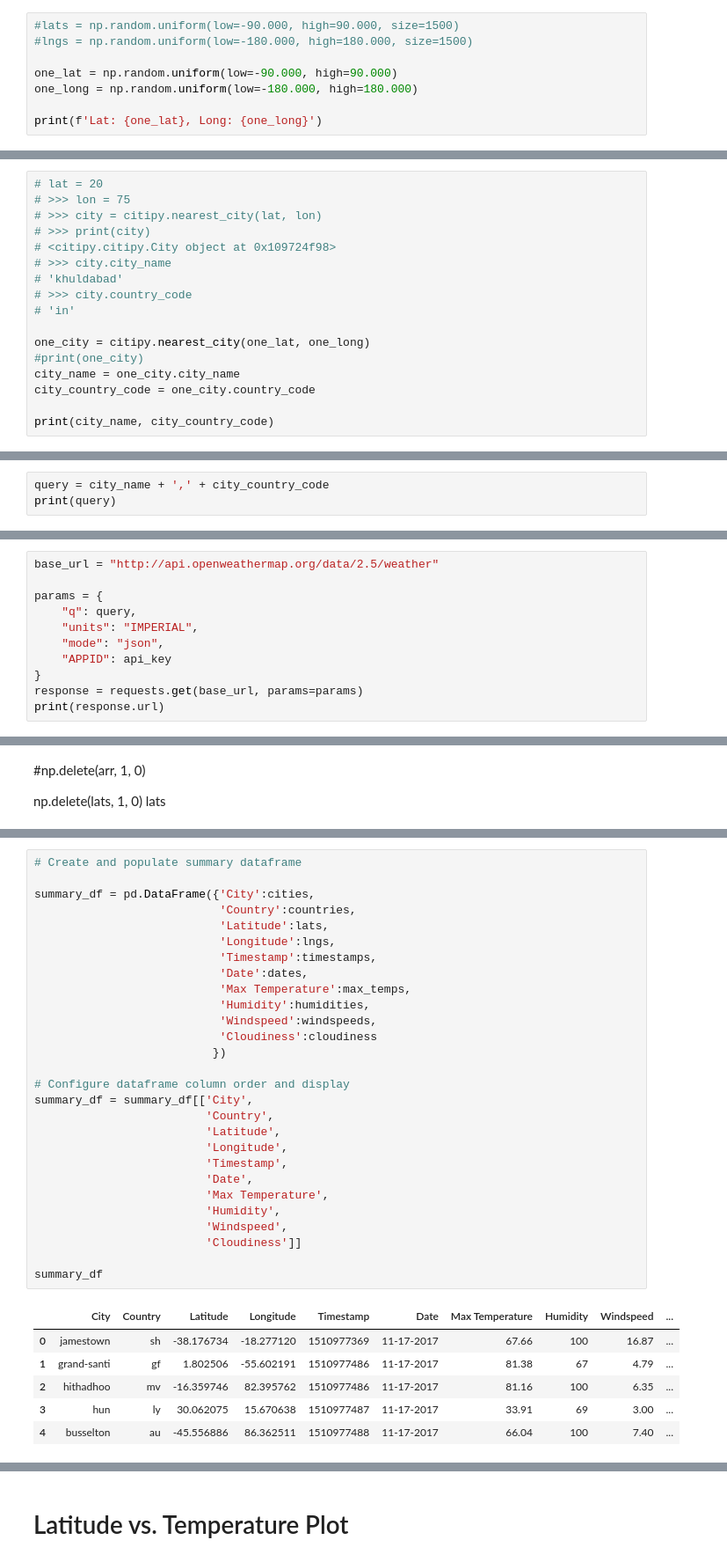
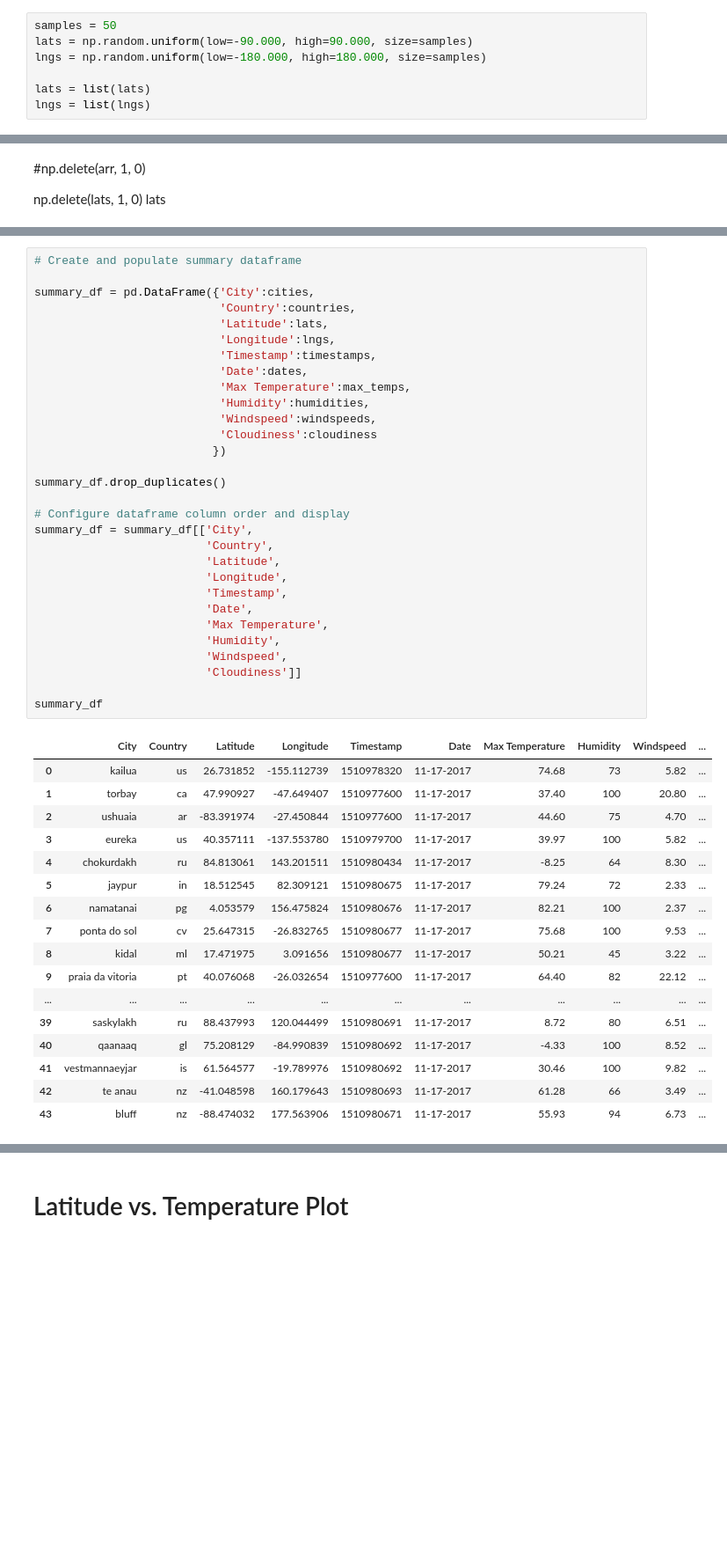
Before and after one commit to caelanosullivan/OpenWeatherMap-500, a Jupyter notebook: OpenWeatherMap-randomization.ipynb, the cells around one changed output, grey strips where cells are left out. Shown at 88% size. Drawn from its saved outputs; the diff is of its cells as text; blank space fills up the shorter version.

```diff
--- a/OpenWeatherMap-randomization.ipynb
+++ b/OpenWeatherMap-randomization.ipynb
@@ -109,8 +102,7 @@ cloudiness = city_weather['clouds']['all']
 # %%
-#lats = np.random.uniform(low=-90.000, high=90.000, size=1500)
-#lngs = np.random.uniform(low=-180.000, high=180.000, size=1500)
+samples = 50
+lats = np.random.uniform(low=-90.000, high=90.000, size=samples)
+lngs = np.random.uniform(low=-180.000, high=180.000, size=samples)
 
-one_lat = np.random.uniform(low=-90.000, high=90.000)
-one_long = np.random.uniform(low=-180.000, high=180.000)
-
-print(f'Lat: {one_lat}, Long: {one_long}')
+lats = list(lats)
+lngs = list(lngs)
@@ -119,17 +108,0 @@ Lat: -88.88650904679865, Long: 125.41663831204886
-# %%
-# lat = 20
-# >>> lon = 75
-# >>> city = citipy.nearest_city(lat, lon)
-# >>> print(city)
-# <citipy.citipy.City object at 0x109724f98>
-# >>> city.city_name
-# 'khuldabad'
-# >>> city.country_code
-# 'in'
-
-one_city = citipy.nearest_city(one_lat, one_long)
-#print(one_city)
-city_name = one_city.city_name
-city_country_code = one_city.country_code
-
-print(city_name, city_country_code)
@@ -138,3 +108,0 @@ new norfolk au
-# %%
-query = city_name + ',' + city_country_code
-print(query)
@@ -143,11 +108,0 @@ new norfolk,au
-# %%
-base_url = "http://api.openweathermap.org/data/2.5/weather"
-
-params = {
-    "q": query,
-    "units": "IMPERIAL",
-    "mode": "json",
-    "APPID": api_key
-}
-response = requests.get(base_url, params=params)
-print(response.url)
@@ -293,37 +188,50 @@ Processing Record 5 of Set 1 | busselton
 # %%
 # Create and populate summary dataframe
 
 summary_df = pd.DataFrame({'City':cities,
                            'Country':countries,
                            'Latitude':lats,
                            'Longitude':lngs,
                            'Timestamp':timestamps,
                            'Date':dates,
                            'Max Temperature':max_temps,
                            'Humidity':humidities,
                            'Windspeed':windspeeds,
                            'Cloudiness':cloudiness
                           })
 
+summary_df.drop_duplicates()
+
 # Configure dataframe column order and display
 summary_df = summary_df[['City',
                          'Country',
                          'Latitude',
                          'Longitude',
                          'Timestamp',
                          'Date',
                          'Max Temperature',
                          'Humidity',
                          'Windspeed',
                          'Cloudiness']]
 
 summary_df
 # %% [output]
 |  | City | Country | Latitude | Longitude | Timestamp | Date | Max Temperature | Humidity | Windspeed | ... |
-| 0 | jamestown | sh | -38.176734 | -18.277120 | 1510977369 | 11-17-2017 | 67.66 | 100 | 16.87 | ... |
-| 1 | grand-santi | gf | 1.802506 | -55.602191 | 1510977486 | 11-17-2017 | 81.38 | 67 | 4.79 | ... |
-| 2 | hithadhoo | mv | -16.359746 | 82.395762 | 1510977486 | 11-17-2017 | 81.16 | 100 | 6.35 | ... |
-| 3 | hun | ly | 30.062075 | 15.670638 | 1510977487 | 11-17-2017 | 33.91 | 69 | 3.00 | ... |
-| 4 | busselton | au | -45.556886 | 86.362511 | 1510977488 | 11-17-2017 | 66.04 | 100 | 7.40 | ... |
+| 0 | kailua | us | 26.731852 | -155.112739 | 1510978320 | 11-17-2017 | 74.68 | 73 | 5.82 | ... |
+| 1 | torbay | ca | 47.990927 | -47.649407 | 1510977600 | 11-17-2017 | 37.40 | 100 | 20.80 | ... |
+| 2 | ushuaia | ar | -83.391974 | -27.450844 | 1510977600 | 11-17-2017 | 44.60 | 75 | 4.70 | ... |
+| 3 | eureka | us | 40.357111 | -137.553780 | 1510979700 | 11-17-2017 | 39.97 | 100 | 5.82 | ... |
+| 4 | chokurdakh | ru | 84.813061 | 143.201511 | 1510980434 | 11-17-2017 | -8.25 | 64 | 8.30 | ... |
+| 5 | jaypur | in | 18.512545 | 82.309121 | 1510980675 | 11-17-2017 | 79.24 | 72 | 2.33 | ... |
+| 6 | namatanai | pg | 4.053579 | 156.475824 | 1510980676 | 11-17-2017 | 82.21 | 100 | 2.37 | ... |
+| 7 | ponta do sol | cv | 25.647315 | -26.832765 | 1510980677 | 11-17-2017 | 75.68 | 100 | 9.53 | ... |
+| 8 | kidal | ml | 17.471975 | 3.091656 | 1510980677 | 11-17-2017 | 50.21 | 45 | 3.22 | ... |
+| 9 | praia da vitoria | pt | 40.076068 | -26.032654 | 1510977600 | 11-17-2017 | 64.40 | 82 | 22.12 | ... |
+| ... | ... | ... | ... | ... | ... | ... | ... | ... | ... | ... |
+| 39 | saskylakh | ru | 88.437993 | 120.044499 | 1510980691 | 11-17-2017 | 8.72 | 80 | 6.51 | ... |
+| 40 | qaanaaq | gl | 75.208129 | -84.990839 | 1510980692 | 11-17-2017 | -4.33 | 100 | 8.52 | ... |
+| 41 | vestmannaeyjar | is | 61.564577 | -19.789976 | 1510980692 | 11-17-2017 | 30.46 | 100 | 9.82 | ... |
+| 42 | te anau | nz | -41.048598 | 160.179643 | 1510980693 | 11-17-2017 | 61.28 | 66 | 3.49 | ... |
+| 43 | bluff | nz | -88.474032 | 177.563906 | 1510980671 | 11-17-2017 | 55.93 | 94 | 6.73 | ... |
 # %%
 # Save the DataFrame as a csv
```
Also changed, not shown: parts of 24 cells of this notebook, 1 other file.
